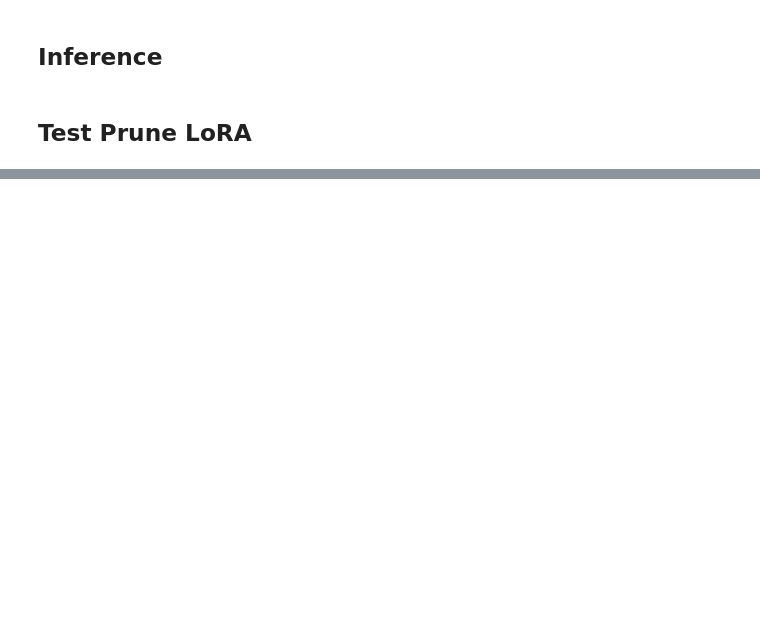
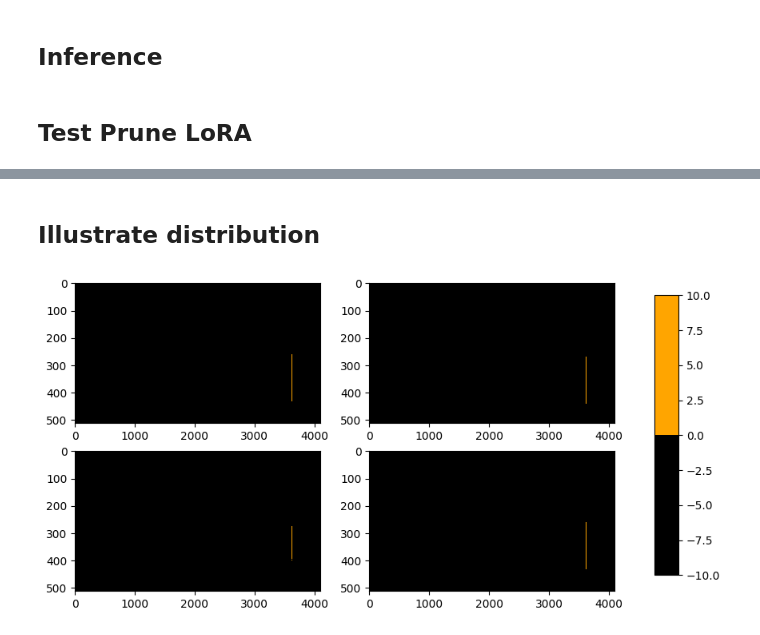
Before and after one commit to llCurious/LoRA, a Jupyter notebook: examples/NLG/sparsity.ipynb, the cells around one changed output, grey strips where cells are left out. Drawn from its saved outputs; the diff is of its cells as text; code cells hidden in the pictures; blank space fills up the shorter version.

Commit message:
add activation sparsity visualize script

```diff
--- a/examples/NLG/sparsity.ipynb
+++ b/examples/NLG/sparsity.ipynb
@@ -103,7 +103,7 @@ lm_net = GPT2LMModel(config)
 # print("loading model pretrained weight.")
 lm_net.load_lora_weight(
     "./pretrained_checkpoints/gpt2-medium-pytorch_model.bin",
-    "./tmp/retrain/qkvom/no_cp/model.ncp.lora.26000.pt"
+    "./tmp/finetune/qkvom_relu/cp_1e-07/model.cp.lora.26000.pt"
 )
 # %% [output]
 O Attention using LoRA: PruneGPTConv1D(
@@ -139,6 +139,6 @@ tensor(6.4614, requires_grad=True)
 # %%
 lm_net.cuda()
-lm_net = torch.nn.DataParallel(lm_net)
+# lm_net = torch.nn.DataParallel(lm_net)
 
 lora.mark_only_lora_as_trainable(lm_net)
 # %% [markdown]
@@ -166,26 +166,37 @@ class AverageMeter(object):
 # %% [markdown]
 ## Test Prune LoRA
 # %%
-lora.prune_lora(lm_net, percent_prune=0.5)
+# lora.prune_lora(lm_net, percent_prune=0.5)
 # %%
 lm_net.eval()
 avg_lm_loss = AverageMeter()
+activations = {}   # 2
+def get_activation(name):   # 3
+    def hook(module, input, output):
+        activations[name] = output.detach()
+    return hook
+
+# for name, layer in lm_net.named_modules():   # 4
+#     layer.register_forward_hook(get_activation(name))
 
 with torch.no_grad():
     for idx, data in enumerate(valid_loader):
         data = {key: value for key, value in data.items()}
 
         _input = data["input"].cuda()
+        print(_input.shape)
         _target = data["target"].cuda()
         _msk = data["mask"].cuda()
 
         _lm_logits, _loss = lm_net(_input, lm_labels=_target, lm_mask=_msk)
+        print(_lm_logits.shape)
         loss = _loss.mean()
 
         avg_lm_loss.update(loss.item())
 
-        if idx % 100 == 0:
+        if idx % 1 == 0:
             print("eval samples:", idx, "loss:", loss.float())
+            break
 
 print(avg_lm_loss.avg, math.exp(avg_lm_loss.avg))
 # %% [output]
@@ -204,0 +220,61 @@ eval samples: 1100 loss: tensor(1.9162, device='cuda:0')
+# %% [markdown]
+## Illustrate distribution
+# %%
+import os
+import matplotlib as mpl
+import matplotlib.pyplot as plt
+import matplotlib.colors as mcolors
+from matplotlib.colors import ListedColormap, LinearSegmentedColormap, TwoSlopeNorm
+
+n_bin = 16
+# vmax = 10
+# cmap = mcolors.TwoSlopeNorm(vmin=-vmax, vcenter=0, vmax=vmax)
+
+# # Create a custom colormap
+# colors = ["white", "black"]
+# cmap = ListedColormap(colors)
+
+# cmap = LinearSegmentedColormap.from_list('custom blue', ['blue','lightblue'], N=256)
+# cmap.set_over('orange')
+
+# cmap_pos = LinearSegmentedColormap.from_list('custom color', ['white', 'blue'], N=n_bin)
+
+colors = ["black", "orange"]
+cmap = ListedColormap(colors)
+
+base_dir = "dist"
+n_bins = 20
+
+n_samples = valid_batch_size
+
+norm = TwoSlopeNorm(vmin=-10, vcenter=0, vmax=10)
+def show(idx, component):
+    path = os.path.join(base_dir, f"{idx}-{component}-act.pt")
+    data = torch.load(path).cpu()
+    assert data.shape[0] == n_samples
+
+    # fig = plt.figure()
+    fig, axes = plt.subplots(2, 2, figsize=(10, 5))
+    axes = axes.flatten()
+    for i in range(n_samples):
+        # plt.subplot(3, 2, i+1)
+        # fig.add_subplot(3, 2, i+1)
+        im = axes[i].imshow(data[i], cmap=cmap, aspect='auto', norm=norm)
+        # cmap = plt.get_cmap('coolwarm')  # 选择颜色映射
+        # vmax = torch.max(data[i])  # 数据的最大绝对值
+        # vmin = torch.min(data[i])  # 数据的最大绝对值
+        # print(vmax, vmin)
+        # plt.imshow(data[i], cmap=cmap, aspect='auto', norm=norm)
+
+    # fig.add_subplot(3, 2, 5)
+    # plt.colorbar()
+
+    fig.subplots_adjust(right=0.8)
+    cbar_ax = fig.add_axes([0.85, 0.15, 0.03, 0.7])
+    fig.colorbar(im, cax=cbar_ax)
+    plt.savefig(f"{base_dir}/{idx}-{component}-sparsity.pdf")
+
+
+show(1, "fc")
+# %% [output]
+[figure, added]
```
Also changed, not shown: parts of 6 cells of this notebook, 4 other files.
